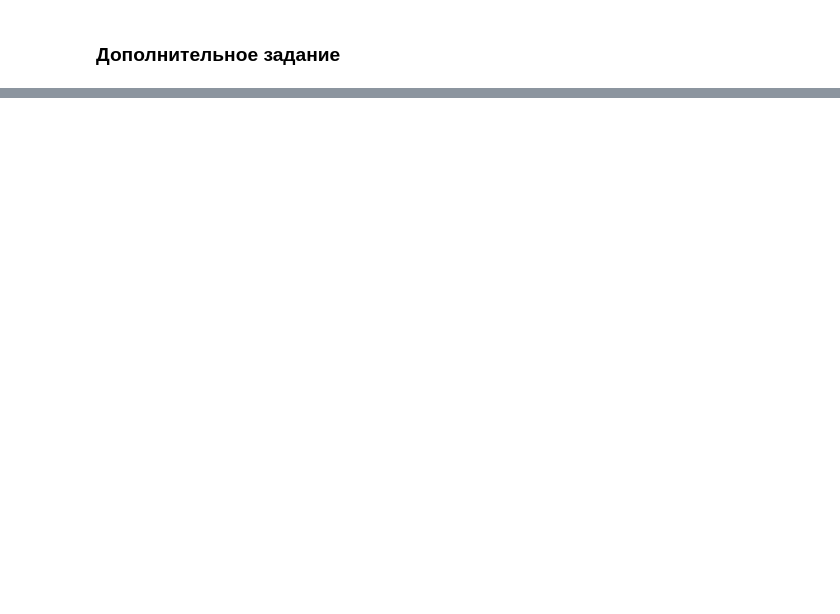
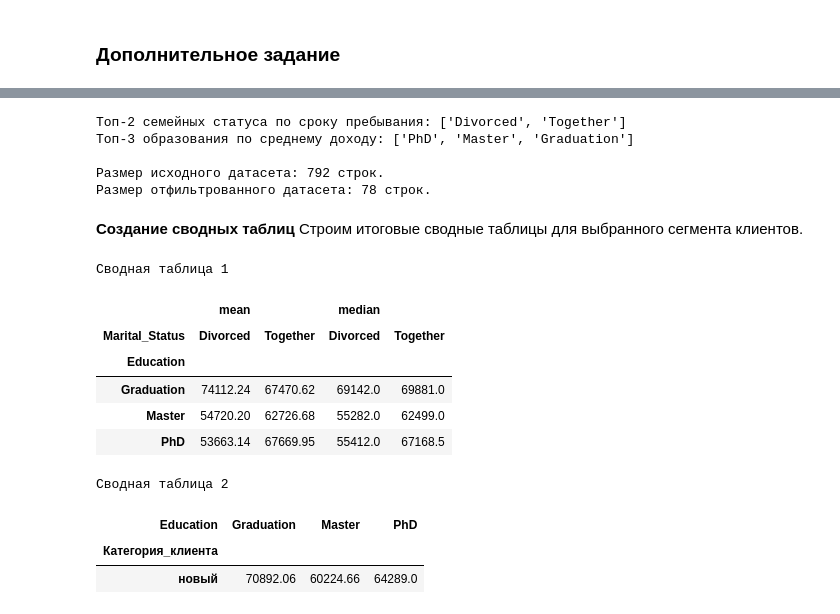
Before and after one commit to Lina3386/introduction_to_data_analysis, a Jupyter notebook: ЛР1_Макарова_14.ipynb, the cells around one changed output, grey strips where cells are left out. Drawn from its saved outputs; the diff is of its cells as text; code cells hidden in the pictures; blank space fills up the shorter version.

```diff
--- a/ЛР1_Макарова_14.ipynb
+++ b/ЛР1_Макарова_14.ipynb
@@ -555,0 +632,48 @@ PhD         1.50   NaN  1.00  1.00   NaN   1.0   NaN   NaN   NaN   NaN
+# %%
+top_marital = df.groupby('Marital_Status')['Years_since_registration'].mean().nlargest(2).index.tolist()
+print(f"Топ-2 семейных статуса по сроку пребывания: {top_marital}")
+
+top_education = df.groupby('Education')['Income'].mean().nlargest(3).index.tolist()
+print(f"Топ-3 образования по среднему доходу: {top_education}")
+
+filtered_df = df[
+    (df['Категория_дохода'].isin(['средний', 'высокий'])) &
+    (df['Категория_клиента'] == 'новый') &
+    (df['Marital_Status'].isin(top_marital)) &
+    (df['Education'].isin(top_education))
+]
+
+print(f"\nРазмер исходного датасета: {len(df)} строк.")
+print(f"Размер отфильтрованного датасета: {len(filtered_df)} строк.")
+# %% [output]
+Топ-2 семейных статуса по сроку пребывания: ['Divorced', 'Together']
+Топ-3 образования по среднему доходу: ['PhD', 'Master', 'Graduation']
+
+Размер исходного датасета: 792 строк.
+Размер отфильтрованного датасета: 78 строк.
+# %% [markdown]
+**Создание сводных таблиц**
+Строим итоговые сводные таблицы для выбранного сегмента клиентов.
+# %%
+pivot_add_1 = filtered_df.pivot_table(index='Education', columns='Marital_Status', values='Income', aggfunc=['mean', 'median'], observed=True).round(2)
+
+print("Сводная таблица 1")
+display(pivot_add_1)
+print()
+
+pivot_add_2 = filtered_df.pivot_table(index='Категория_клиента', columns='Education', values='Income', aggfunc='mean', observed=True).round(2)
+
+print("Сводная таблица 2")
+display(pivot_add_2)
+# %% [output]
+Сводная таблица 1
+|  | mean |  | median |  |
+| Marital_Status | Divorced | Together | Divorced | Together |
+| Education |  |  |  |  |
+| Graduation | 74112.24 | 67470.62 | 69142.0 | 69881.0 |
+| Master | 54720.20 | 62726.68 | 55282.0 | 62499.0 |
+| PhD | 53663.14 | 67669.95 | 55412.0 | 67168.5 |
+Сводная таблица 2
+| Education | Graduation | Master | PhD |
+| Категория_клиента |  |  |  |
+| новый | 70892.06 | 60224.66 | 64289.0 |
```
Also changed, not shown: parts of 28 cells of this notebook.
